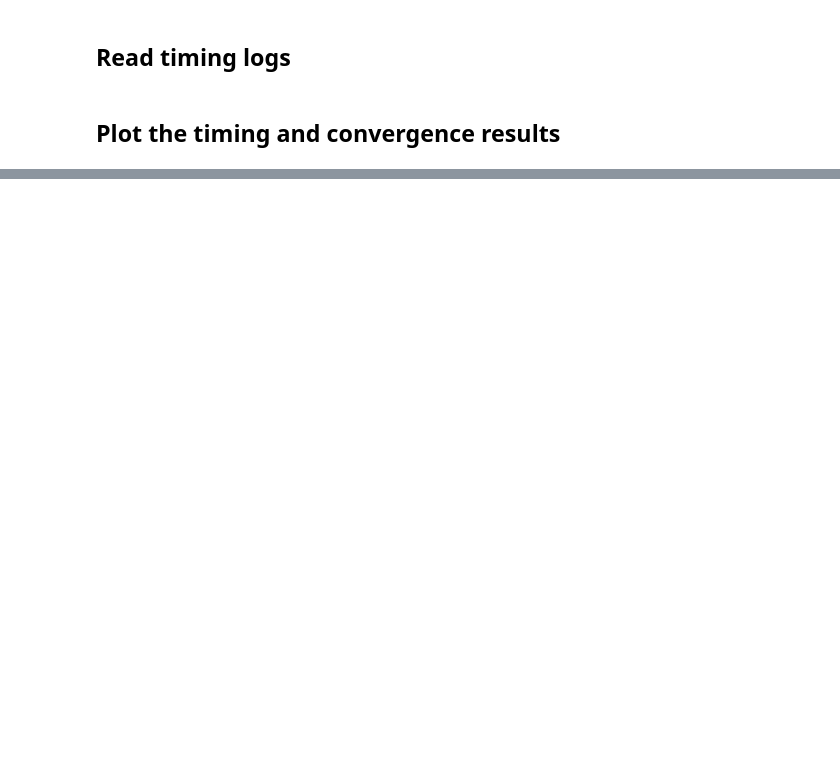
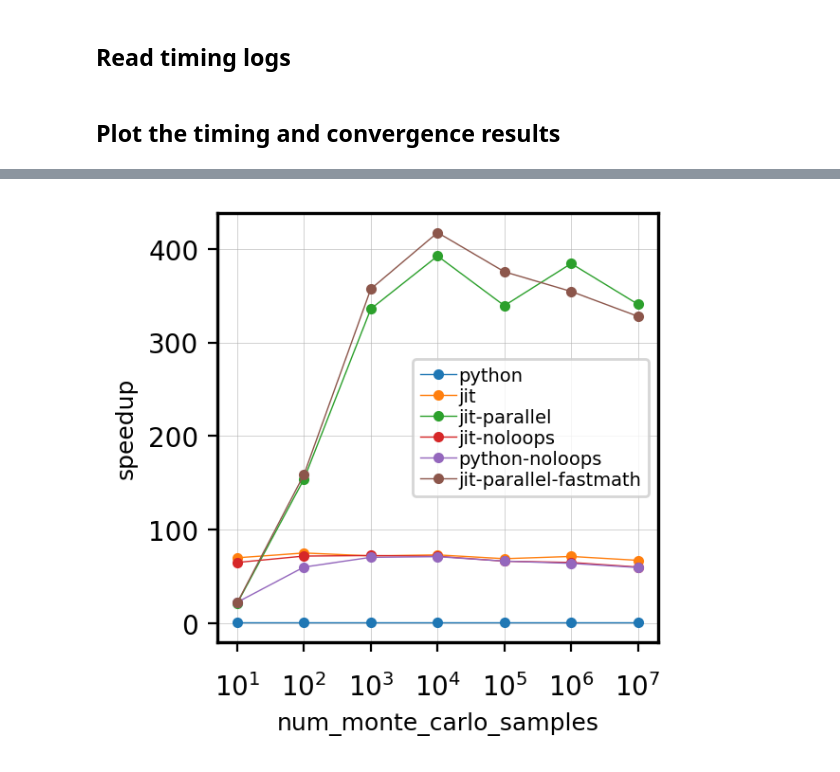
Before and after one commit to mtazzari/OasisHurricane, a Jupyter notebook: benchmark/plot_timing_results.ipynb, the cells around one changed output, grey strips where cells are left out. Drawn from its saved outputs; the diff is of its cells as text; code cells hidden in the pictures; blank space fills up the shorter version.

```diff
--- a/benchmark/plot_timing_results.ipynb
+++ b/benchmark/plot_timing_results.ipynb
@@ -67,3 +89,28 @@ fig.savefig('execution_time_vs_num_monte_carlo_samples.png', bbox_inches='tight'
+# %%
+fig, ax = plt.subplots(1, 1, figsize=(3, 3), dpi=200, facecolor='w')
+
+# baseline: `python` id=0
+baseline = data["0"][:, 8]
+
+for simulator_id, data_ in data.items():
+    ax.plot(data_[:, 6], baseline/data_[:, 8], '.-',
+            lw=0.5,
+            label=desc[simulator_id])
+
+ax.grid(lw=0.2, which="both", axis='both')
+
+ax.set_xscale('log')
+
+ax.set_xticks(data["0"][:, 6])
+
+ax.set_xlabel("num_monte_carlo_samples", fontsize=9)
+ax.set_ylabel("speedup", fontsize=9)
+
+ax.legend(fontsize=7, labelspacing=0.15, handletextpad=0.1, frameon=True)
+
+fig.savefig('speedup_vs_num_monte_carlo_samples.png', bbox_inches='tight')
+# %% [output]
+[figure, added]
 # %%
 fig, ax = plt.subplots(1, 1, figsize=(3, 3), dpi=200, facecolor='w')
 
```
Also changed, not shown: parts of 7 cells of this notebook, 1 other file.
